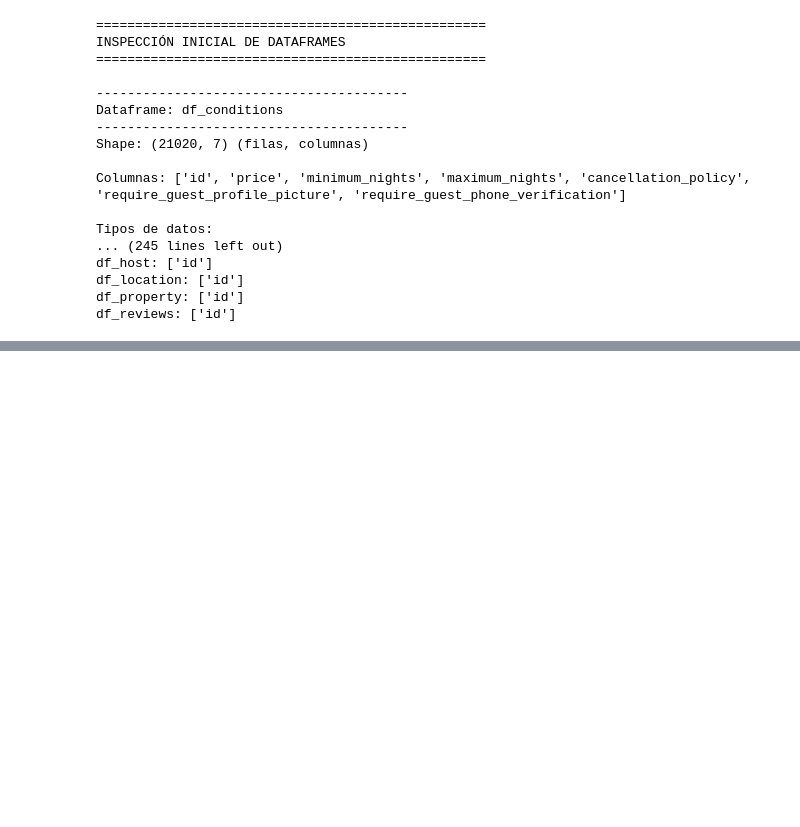
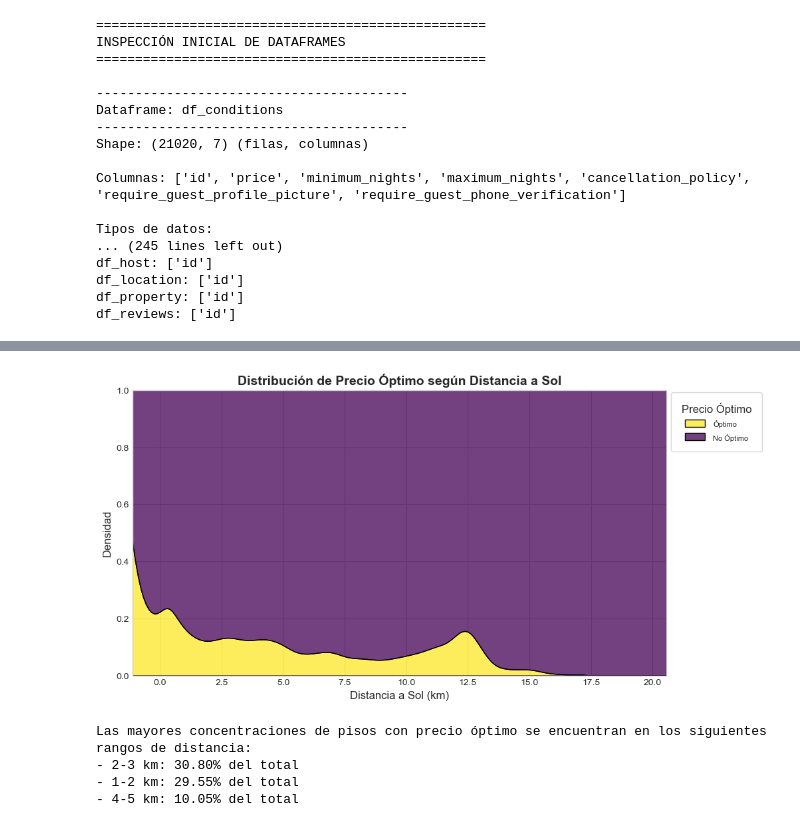
Before and after one commit to BarbaraGamarra/estudio-precios-airbnb-Madrid, a Jupyter notebook: notebooks/airbnb_Madrid.ipynb, the cells around one changed output, grey strips where cells are left out. Drawn from its saved outputs; the diff is of its cells as text; code cells hidden in the pictures; blank space fills up the shorter version.

```diff
--- a/notebooks/airbnb_Madrid.ipynb
+++ b/notebooks/airbnb_Madrid.ipynb
@@ -204,0 +472,78 @@ dtype: int64
+# %%
+# Crear figura
+fig, ax = plt.subplots(figsize=(10, 5), constrained_layout=True)
+
+# Paleta personalizada
+paleta_personalizada = ["#440154", "#FDE725"]
+
+# Gráfico KDE
+sns.kdeplot(
+    data=df,
+    x="dist_km_sol",
+    hue="precio_optimo",
+    multiple="fill",
+    palette=paleta_personalizada,
+    ax=ax
+)
+
+# Títulos y etiquetas
+ax.set_title("Distribución de Precio Óptimo según Distancia a Sol", fontsize=14, fontweight="bold")
+ax.set_xlabel("Distancia a Sol (km)", fontsize=12)
+ax.set_ylabel("Densidad", fontsize=12)
+
+# Leyenda
+leg = ax.legend(
+    title="Precio Óptimo",
+    labels=["Óptimo", "No Óptimo"],
+    title_fontsize=12,
+    fontsize=11,
+    loc="upper left",
+    bbox_to_anchor=(1, 1.01),
+    frameon=True,
+    borderpad=1,
+)
+
+# Tamaño fuente leyenda
+for text in leg.get_texts():
+    text.set_fontsize(8)
+
+# Mostrar gráfico
+plt.show()
+
+# Definir los rangos de distancia en intervalos de 1 km
+bins_km = np.arange(0, df["dist_km_sol"].max() + 1, 1)
+distancias_km = [f"{int(bins_km[i])}-{int(bins_km[i+1])} km" for i in range(len(bins_km)-1)]
+
+# Crear columna de clasificación por distancia
+df["distancia_a_Sol"] = pd.cut(df["dist_km_sol"], bins=bins_km, labels=distancias_km, right=False)
+
+# Calcular el porcentaje de pisos con precio óptimo por rango de distancia
+distribucion_optimos = (
+    df[df["precio_optimo"] == True]
+    .groupby("distancia_a_Sol")["precio_optimo"]
+    .count()
+    .div(df["precio_optimo"].sum()) * 100
+)
+
+# Crear la tabla y eliminar valores con 0%
+distribucion_precios = distribucion_optimos.reset_index()
+distribucion_precios.columns = ["Distancia a Sol", "% Distribución Óptimos"]
+distribucion_precios = distribucion_precios[distribucion_precios["% Distribución Óptimos"] > 0]
+
+# Identificar las distancias con mayor concentración de pisos óptimos
+top_rangos = distribucion_precios.sort_values(by="% Distribución Óptimos", ascending=False).head(3)
+
+# Imprimir el comentario sobre la concentración
+print("Las mayores concentraciones de pisos con precio óptimo se encuentran en los siguientes rangos de distancia:")
+for _, row in top_rangos.iterrows():
+    print(f"- {row["Distancia a Sol"]}: {row['% Distribución Óptimos']:.2f}% del total")
+
+
+# Mostrar la tabla
+distribucion_precios
+# %% [output]
+[figure, added]
+Las mayores concentraciones de pisos con precio óptimo se encuentran en los siguientes rangos de distancia:
+- 2-3 km: 30.80% del total
+- 1-2 km: 29.55% del total
+- 4-5 km: 10.05% del total
```
Also changed, not shown: parts of 18 cells of this notebook.
